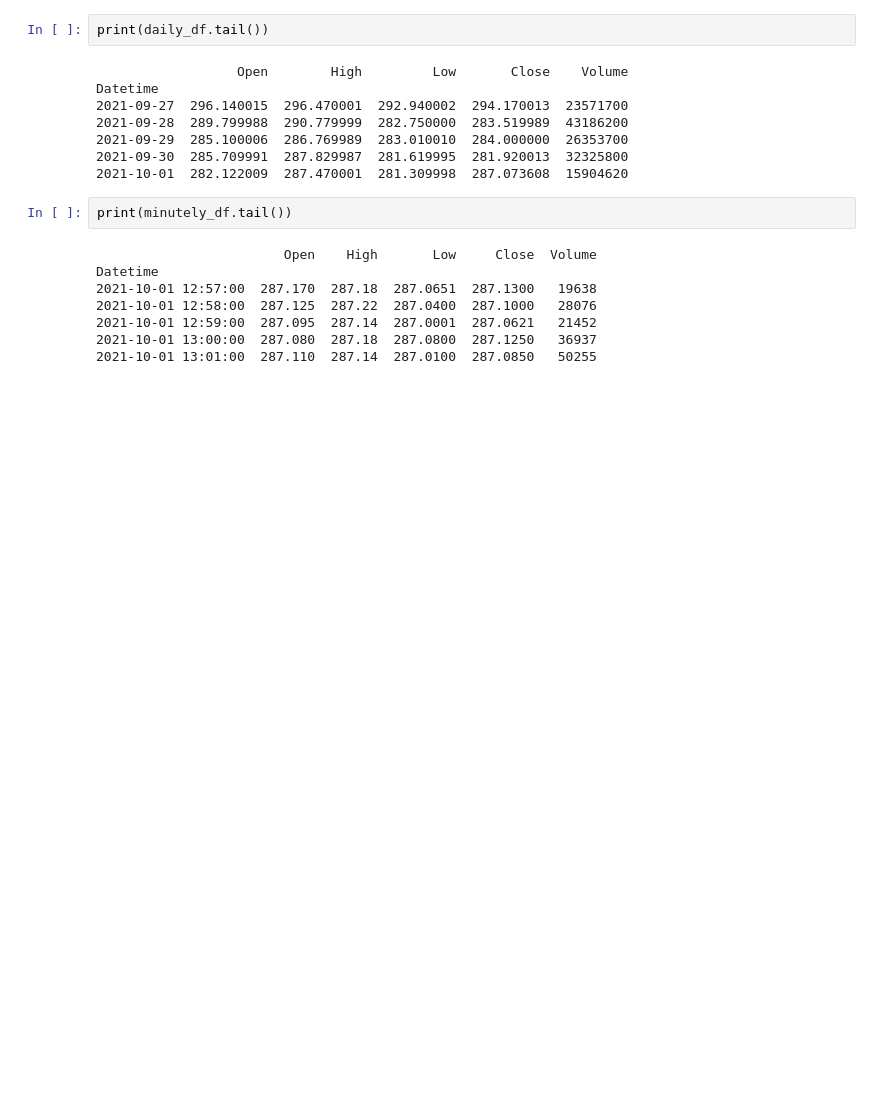
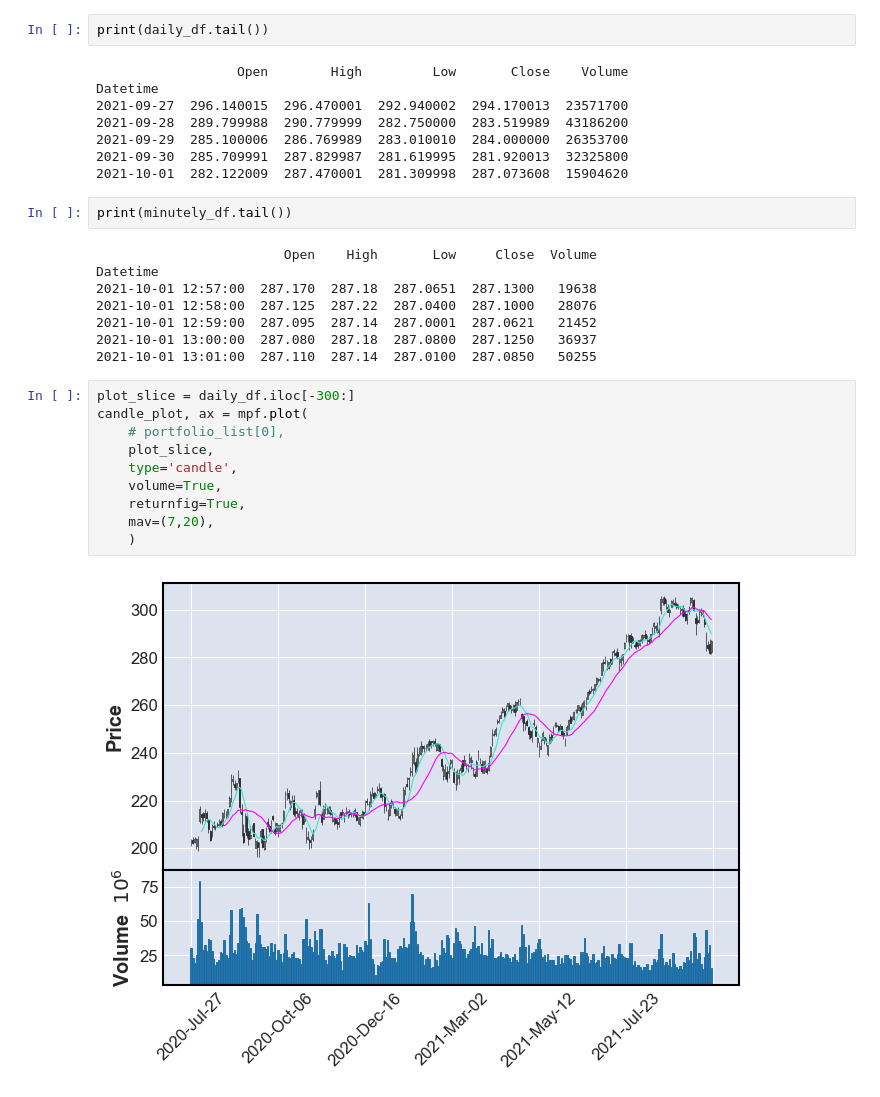
Before and after one commit to rdillens/Algo_Signals, a Jupyter notebook: products.ipynb, the cells around one changed output. Saved outputs shown, nothing was run; the diff lists cells and outputs as text; blank space fills up the shorter version.

Commit message:
added candle plots to products.ipynb

```diff
--- a/products.ipynb
+++ b/products.ipynb
@@ -39,3 +42,15 @@ Datetime
 2021-10-01 12:59:00  287.095  287.14  287.0001  287.0621   21452
 2021-10-01 13:00:00  287.080  287.18  287.0800  287.1250   36937
 2021-10-01 13:01:00  287.110  287.14  287.0100  287.0850   50255
+# %%
+plot_slice = daily_df.iloc[-300:]
+candle_plot, ax = mpf.plot(
+    # portfolio_list[0],
+    plot_slice,
+    type='candle',
+    volume=True,
+    returnfig=True,
+    mav=(7,20),
+    )
+# %% [output]
+[figure, added]
```
Also changed, not shown: parts of 2 cells of this notebook.
